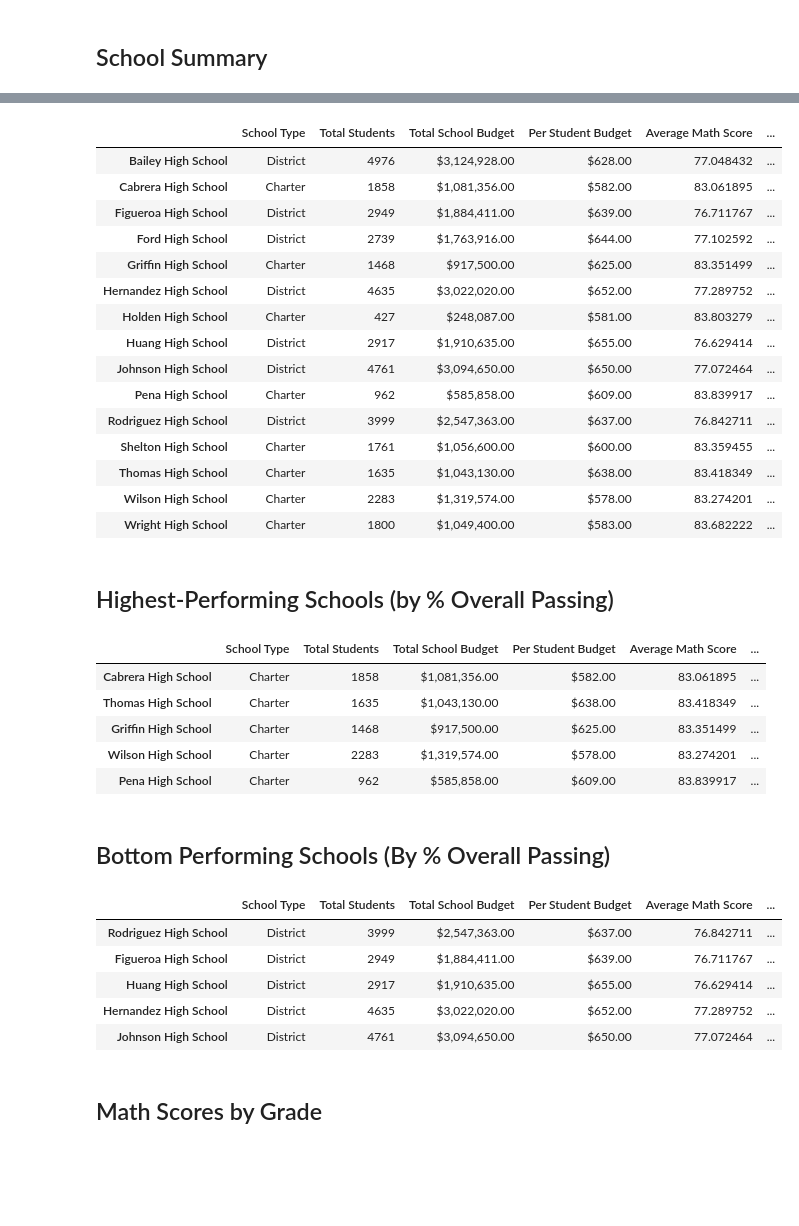
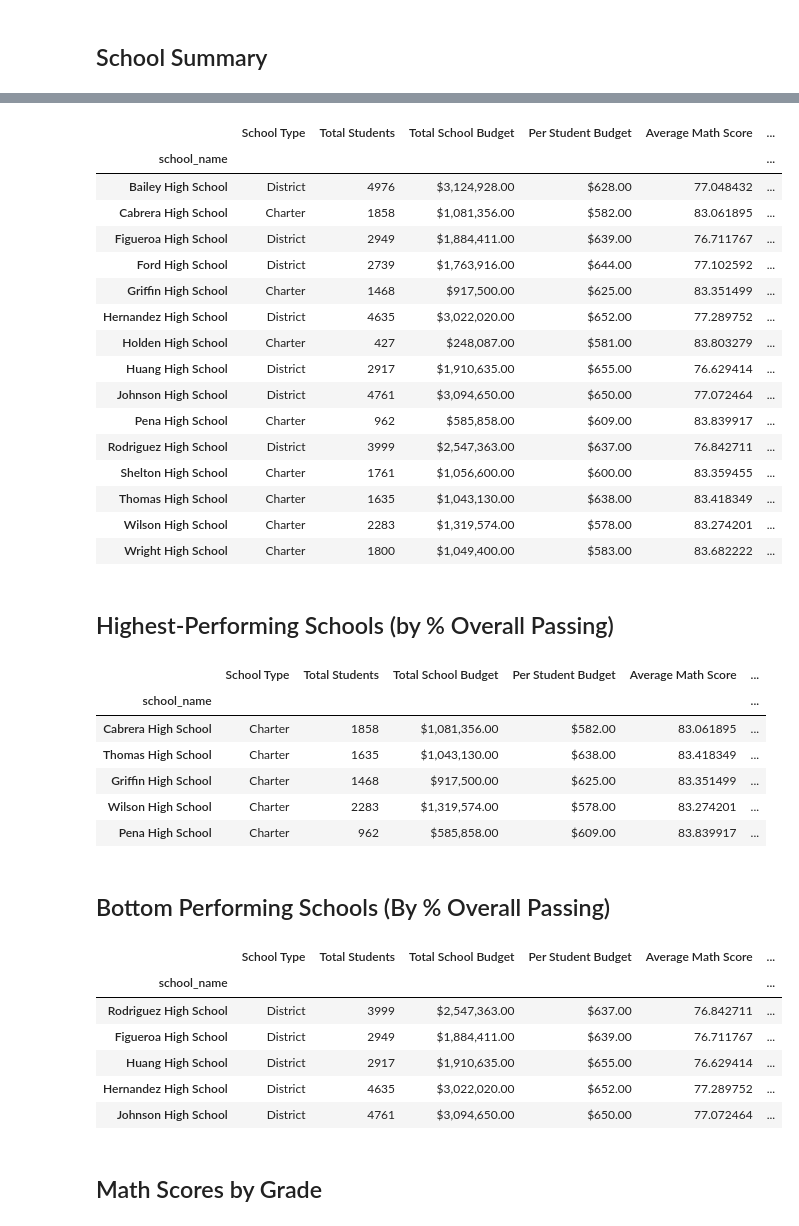
Before and after one commit to AntonLeB04/pandas-challenge, a Jupyter notebook: PyCitySchools/PyCitySchools_.ipynb, the cells around one changed output, grey strips where cells are left out. Drawn from its saved outputs; the diff is of its cells as text; code cells hidden in the pictures; blank space fills up the shorter version.

```diff
--- a/PyCitySchools/PyCitySchools_.ipynb
+++ b/PyCitySchools/PyCitySchools_.ipynb
@@ -99,6 +99,6 @@ district_summary
 ## School Summary
 # %%
 # Use the code provided to select all of the school types
-school_types = school_data['type']
+school_types = school_data_complete.groupby(["school_name"]).max()["type"]
 school_types
 # %% [output]
@@ -191,5 +192,6 @@ Wright High School       83.955000
 dtype: float64
 # %%
 # Calculate the number of students per school with math scores of 70 or higher
-students_passing_math =
-school_students_passing_math =
+students_passing_math =  school_data_complete[(school_data_complete["math_score"] >= 70)].groupby(["school_name"]).count()["student_name"]
+school_students_passing_math = students_passing_math
+school_students_passing_math
@@ -196,4 +216,5 @@ school_students_passing_math =
 # %%
 # Calculate the number of students per school with reading scores of 70 or higher
-students_passing_reading =
-school_students_passing_reading =
+students_passing_reading = school_data_complete[(school_data_complete["reading_score"] >= 70)].groupby(["school_name"]).count()["student_name"]
+school_students_passing_reading = students_passing_reading
+school_students_passing_reading
@@ -210,16 +268,25 @@ per_school_passing_reading = school_students_passing_reading / per_school_counts
 overall_passing_rate = school_students_passing_math_and_reading / per_school_counts * 100
 # %%
 # Create a DataFrame called `per_school_summary` with columns for the calculations above.
-per_school_summary =
-
+per_school_summary = pd.DataFrame({
+                                  "School Type":school_types,
+                                  "Total Students":per_school_counts,
+                                  "Total School Budget":per_school_budget,
+                                  "Per Student Budget":per_school_capita,
+                                  "Average Math Score":per_school_math,
+                                  "Average Reading Score":per_school_reading,
+                                  "% Passing Math":per_school_passing_math,
+                                  "% Passing Reading":per_school_passing_reading,
+                                  "Overall Passing Rate":overall_passing_rate})
 # Formatting
 per_school_summary["Total School Budget"] = per_school_summary["Total School Budget"].map("${:,.2f}".format)
 per_school_summary["Per Student Budget"] = per_school_summary["Per Student Budget"].map("${:,.2f}".format)
 
 # Display the DataFrame
 per_school_summary
 # %% [output]
 |  | School Type | Total Students | Total School Budget | Per Student Budget | Average Math Score | ... |
+| school_name |  |  |  |  |  | ... |
 | Bailey High School | District | 4976 | $3,124,928.00 | $628.00 | 77.048432 | ... |
 | Cabrera High School | Charter | 1858 | $1,081,356.00 | $582.00 | 83.061895 | ... |
 | Figueroa High School | District | 2949 | $1,884,411.00 | $639.00 | 76.711767 | ... |
@@ -239,10 +306,11 @@ per_school_summary
 ## Highest-Performing Schools (by % Overall Passing)
 # %%
 # Sort the schools by `% Overall Passing` in descending order and display the top 5 rows.
-top_schools =
+top_schools = per_school_summary.sort_values(by= 'Overall Passing Rate', ascending=False)
 top_schools.head(5)
 # %% [output]
 |  | School Type | Total Students | Total School Budget | Per Student Budget | Average Math Score | ... |
+| school_name |  |  |  |  |  | ... |
 | Cabrera High School | Charter | 1858 | $1,081,356.00 | $582.00 | 83.061895 | ... |
 | Thomas High School | Charter | 1635 | $1,043,130.00 | $638.00 | 83.418349 | ... |
 | Griffin High School | Charter | 1468 | $917,500.00 | $625.00 | 83.351499 | ... |
@@ -252,10 +320,11 @@ top_schools.head(5)
 ## Bottom Performing Schools (By % Overall Passing)
 # %%
 # Sort the schools by `% Overall Passing` in ascending order and display the top 5 rows.
-bottom_schools =
+bottom_schools = per_school_summary.sort_values(by= 'Overall Passing Rate', ascending=True)
 bottom_schools.head(5)
 # %% [output]
 |  | School Type | Total Students | Total School Budget | Per Student Budget | Average Math Score | ... |
+| school_name |  |  |  |  |  | ... |
 | Rodriguez High School | District | 3999 | $2,547,363.00 | $637.00 | 76.842711 | ... |
 | Figueroa High School | District | 2949 | $1,884,411.00 | $639.00 | 76.711767 | ... |
 | Huang High School | District | 2917 | $1,910,635.00 | $655.00 | 76.629414 | ... |
```
Also changed, not shown: parts of 6 cells of this notebook.
